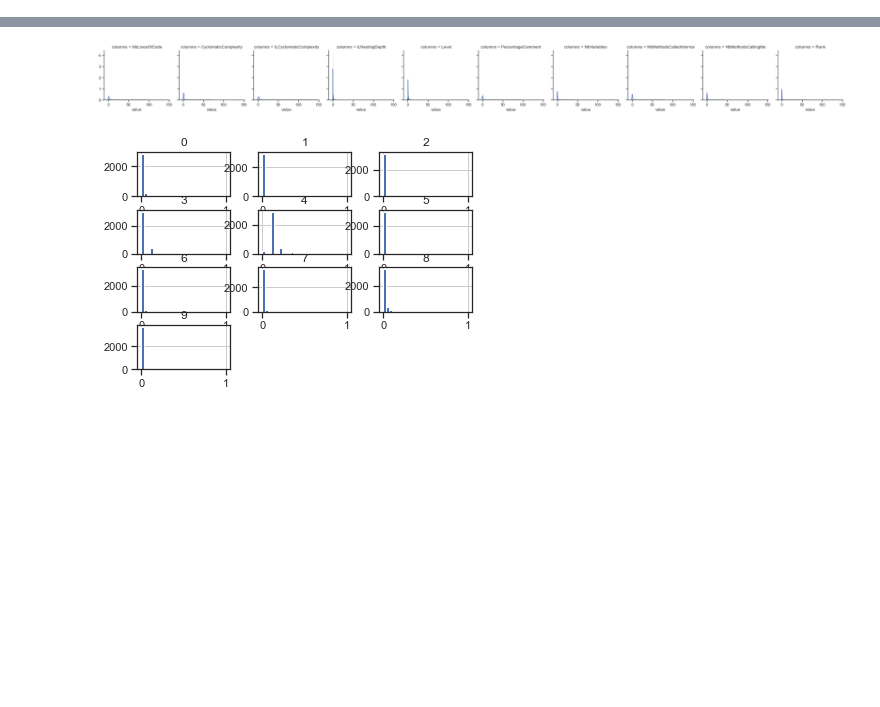
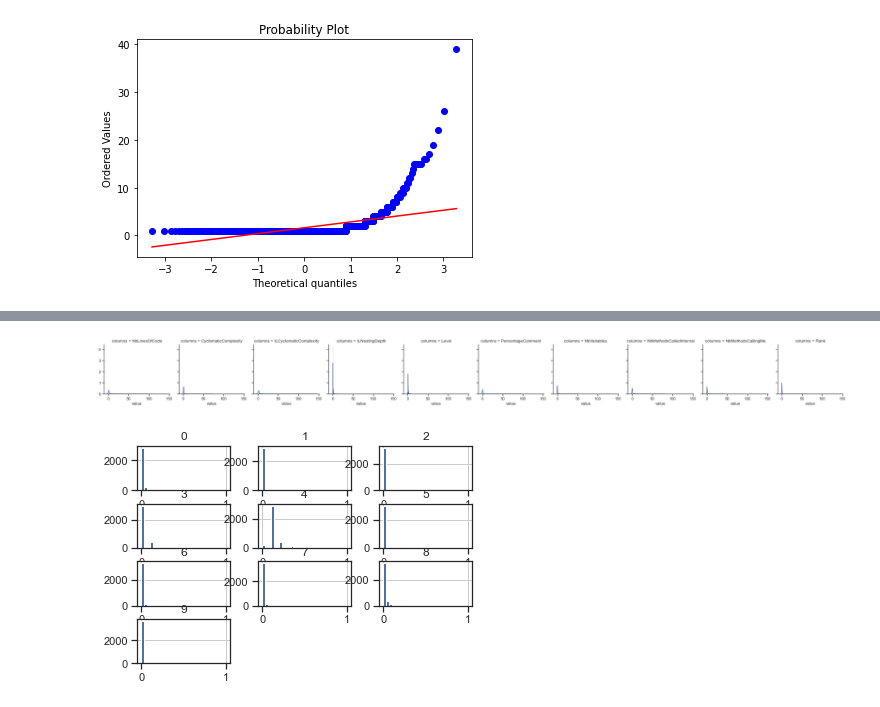
Before and after one commit to ana28p/code-analyzer, a Jupyter notebook: datareading/MyNotebook.ipynb, the cells around one changed output, grey strips where cells are left out. Cells and saved outputs as stored; diff of their text form; code cells hidden in the pictures; blank space fills up the shorter version.

```diff
--- a/datareading/MyNotebook.ipynb
+++ b/datareading/MyNotebook.ipynb
@@ -100,0 +218,5 @@ KeyError: 'Calls'
+# %%
+stats.probplot(change_data['Changes'], dist="norm", plot=plt)
+plt.show()
+# %% [output]
+[figure, added]
```
Also changed, not shown: parts of 19 cells of this notebook, 4 other files.
